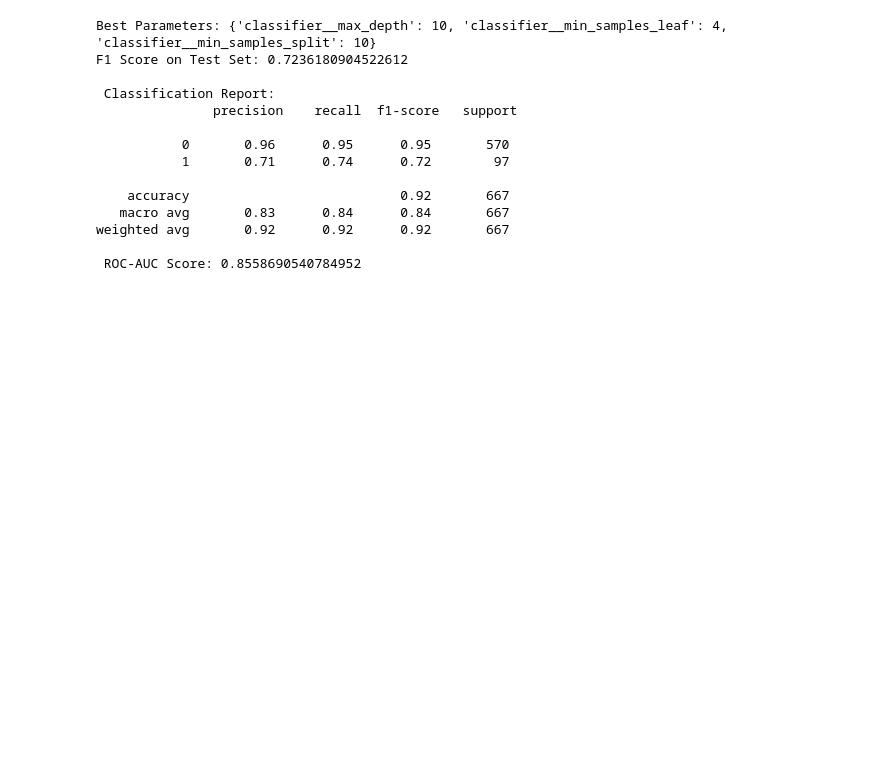
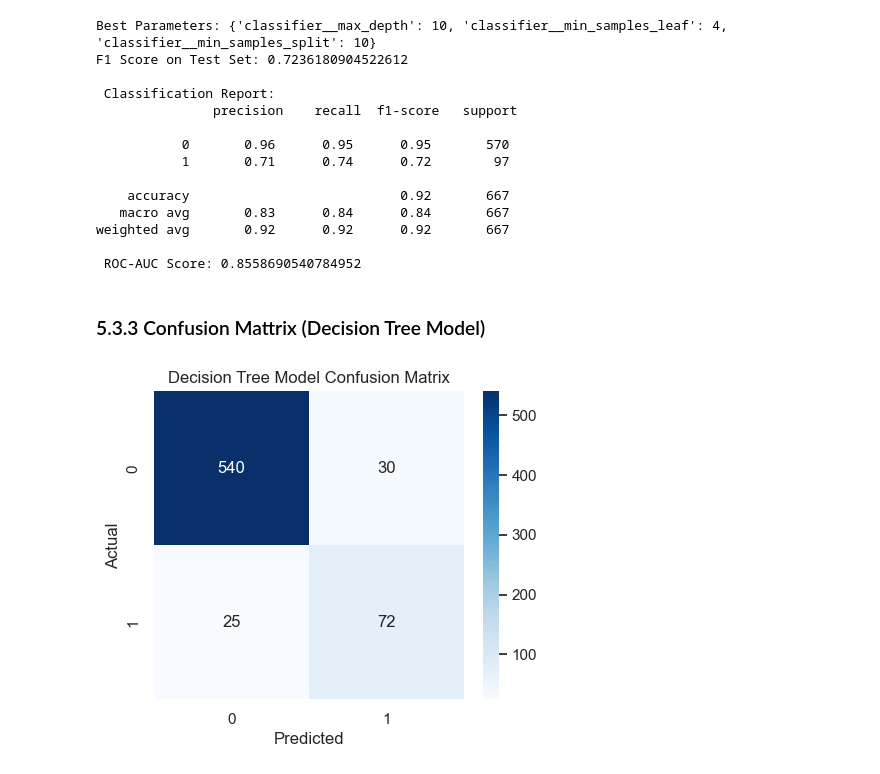
Before and after one commit to KaiFa254/Churn-in-Telecom-s-Phase-3-project, a Jupyter notebook: SyriaTel_Churn.ipynb, the cells around one changed output. Drawn from its saved outputs; the diff is of its cells as text; code cells hidden in the pictures; blank space fills up the shorter version.

```diff
--- a/SyriaTel_Churn.ipynb
+++ b/SyriaTel_Churn.ipynb
@@ -667,3 +669,14 @@ F1 Score on Test Set: 0.7236180904522612
 weighted avg       0.92      0.92      0.92       667
 
  ROC-AUC Score: 0.8558690540784952
+# %% [markdown]
+### 5.3.3 Confusion Mattrix (Decision Tree Model)
+# %%
+plt.figure(figsize=(5,4))
+sns.heatmap(confusion_matrix(y_test,dt_y_pred),annot=True, fmt='d', cmap='Blues')
+plt.title("Decision Tree Model Confusion Matrix")
+plt.xlabel("Predicted")
+plt.ylabel("Actual")
+plt.show()
+# %% [output]
+[figure, added]
```
Also changed, not shown: parts of 8 cells of this notebook.
